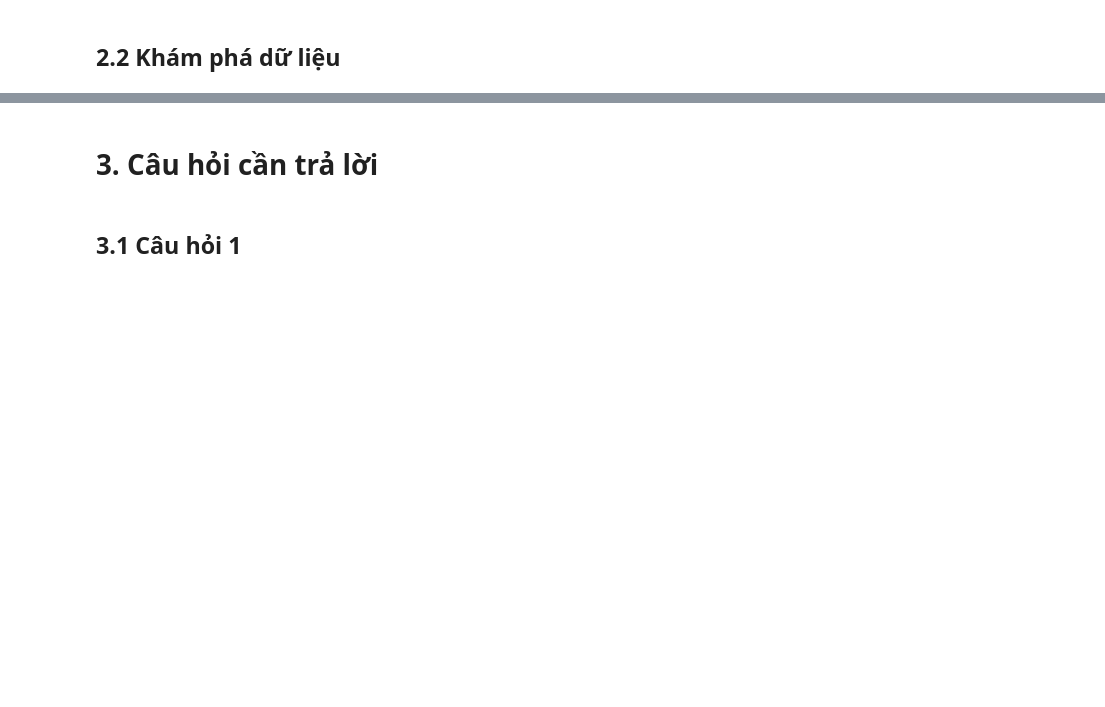
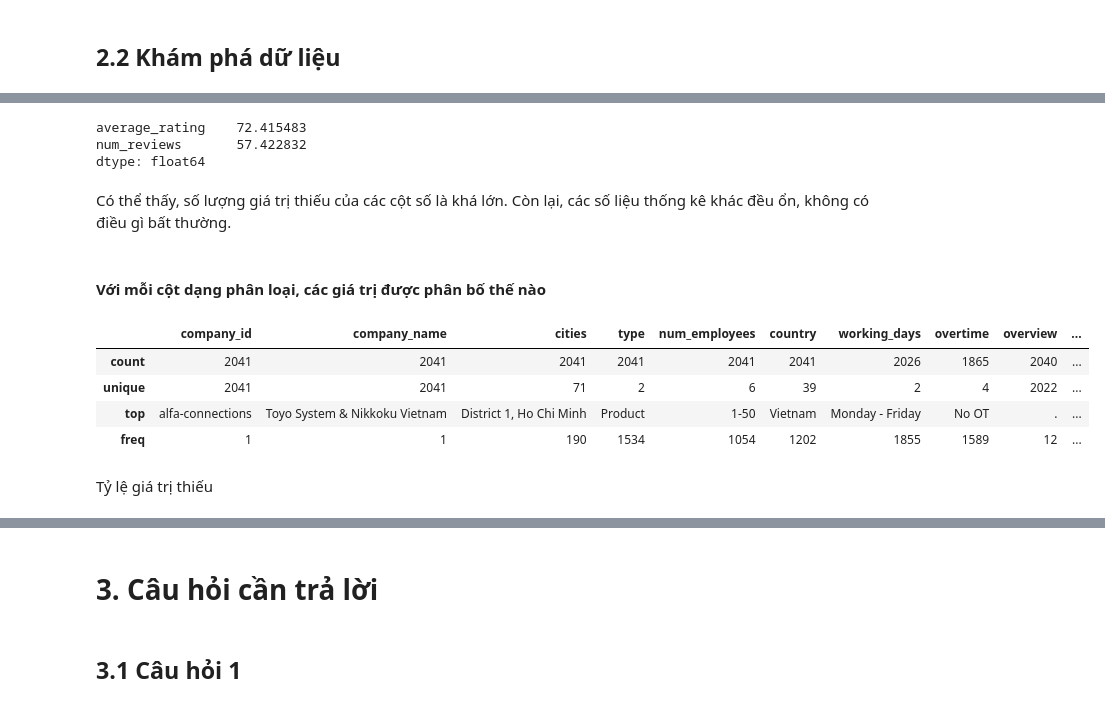
Before and after one commit to huyle-itus/P4DS_FinalProject, a Jupyter notebook: FinalProject.ipynb, the cells around one changed output, grey strips where cells are left out. Saved outputs shown, nothing was run; the diff lists cells and outputs as text; code cells hidden in the pictures; blank space fills up the shorter version.

```diff
--- a/FinalProject.ipynb
+++ b/FinalProject.ipynb
@@ -12,0 +192,21 @@ Thông tin của nhóm
+# %%
+companies_df[numerical_columns].isna().sum() / companies_df[numerical_columns].shape[0] * 100
+# %% [output]
+average_rating    72.415483
+num_reviews       57.422832
+dtype: float64
+# %% [markdown]
+Có thể thấy, số lượng giá trị thiếu của các cột số là khá lớn. Còn lại, các số liệu thống kê khác đều ổn, không có điều gì bất thường.
+# %% [markdown]
+#### Với mỗi cột dạng phân loại, các giá trị được phân bố thế nào
+# %%
+desc = companies_df[categorical_columns].describe()
+desc
+# %% [output]
+|  | company_id | company_name | cities | type | num_employees | country | working_days | overtime | overview | ... |
+| count | 2041 | 2041 | 2041 | 2041 | 2041 | 2041 | 2026 | 1865 | 2040 | ... |
+| unique | 2041 | 2041 | 71 | 2 | 6 | 39 | 2 | 4 | 2022 | ... |
+| top | alfa-connections | Toyo System & Nikkoku Vietnam | District 1, Ho Chi Minh | Product | 1-50 | Vietnam | Monday - Friday | No OT | . | ... |
+| freq | 1 | 1 | 190 | 1534 | 1054 | 1202 | 1855 | 1589 | 12 | ... |
+# %% [markdown]
+Tỷ lệ giá trị thiếu
```
Also changed, not shown: parts of 31 cells of this notebook.
